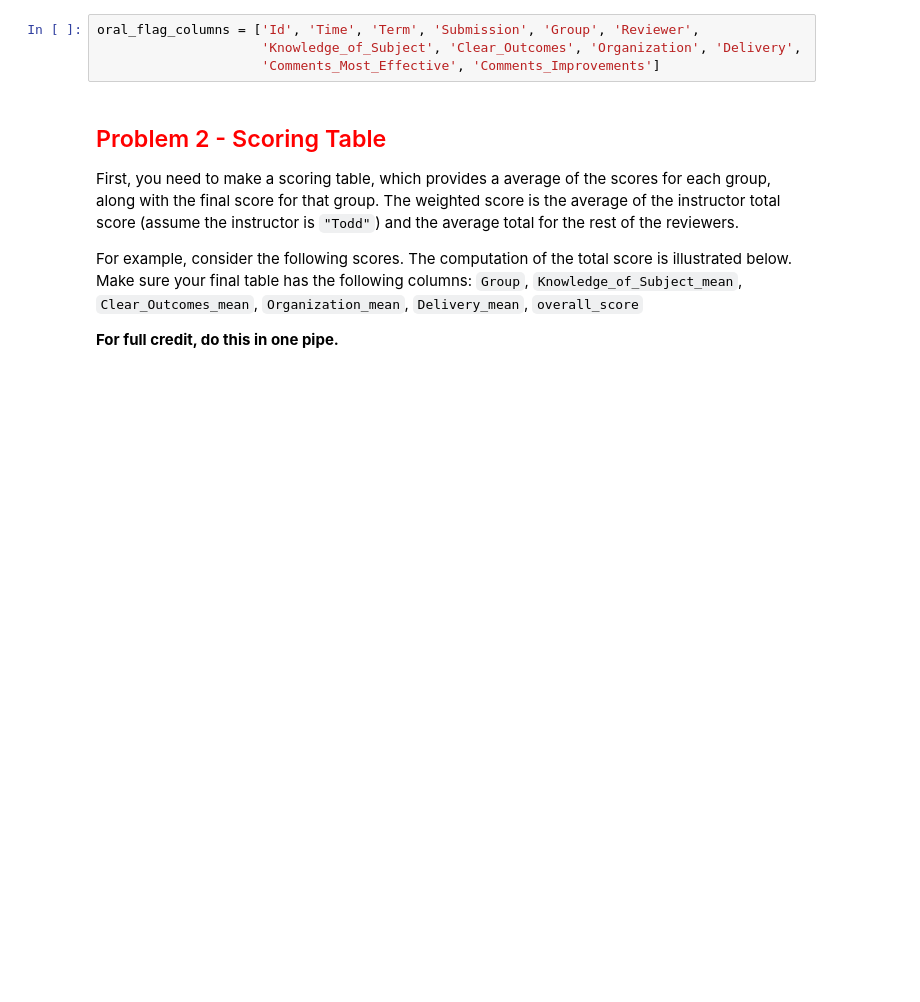
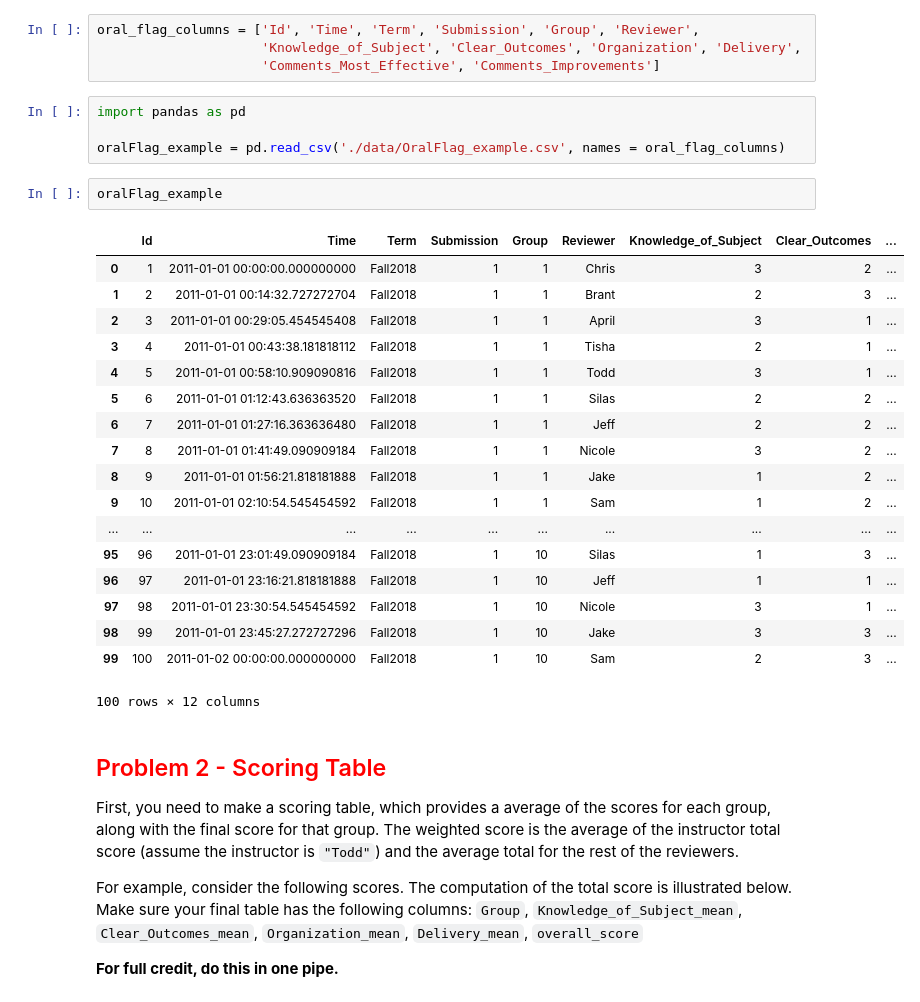
Before and after one commit to AkifAtikKhan/DSCI430-1, a Jupyter notebook: lab_6_oral_flag_feedback.ipynb, the cells around one changed output. Drawn from its saved outputs; the diff is of its cells as text; blank space fills up the shorter version.

```diff
--- a/lab_6_oral_flag_feedback.ipynb
+++ b/lab_6_oral_flag_feedback.ipynb
@@ -10,6 +10,31 @@ Read the file `OralFlag_example.csv` and inspect the columns, looking for any po
 oral_flag_columns = ['Id', 'Time', 'Term', 'Submission', 'Group', 'Reviewer',
                      'Knowledge_of_Subject', 'Clear_Outcomes', 'Organization', 'Delivery',
                      'Comments_Most_Effective', 'Comments_Improvements']
+# %%
+import pandas as pd
+
+oralFlag_example = pd.read_csv('./data/OralFlag_example.csv', names = oral_flag_columns)
+# %%
+oralFlag_example
+# %% [output]
+|  | Id | Time | Term | Submission | Group | Reviewer | Knowledge_of_Subject | Clear_Outcomes | ... |
+| 0 | 1 | 2011-01-01 00:00:00.000000000 | Fall2018 | 1 | 1 | Chris | 3 | 2 | ... |
+| 1 | 2 | 2011-01-01 00:14:32.727272704 | Fall2018 | 1 | 1 | Brant | 2 | 3 | ... |
+| 2 | 3 | 2011-01-01 00:29:05.454545408 | Fall2018 | 1 | 1 | April | 3 | 1 | ... |
+| 3 | 4 | 2011-01-01 00:43:38.181818112 | Fall2018 | 1 | 1 | Tisha | 2 | 1 | ... |
+| 4 | 5 | 2011-01-01 00:58:10.909090816 | Fall2018 | 1 | 1 | Todd | 3 | 1 | ... |
+| 5 | 6 | 2011-01-01 01:12:43.636363520 | Fall2018 | 1 | 1 | Silas | 2 | 2 | ... |
+| 6 | 7 | 2011-01-01 01:27:16.363636480 | Fall2018 | 1 | 1 | Jeff | 2 | 2 | ... |
+| 7 | 8 | 2011-01-01 01:41:49.090909184 | Fall2018 | 1 | 1 | Nicole | 3 | 2 | ... |
+| 8 | 9 | 2011-01-01 01:56:21.818181888 | Fall2018 | 1 | 1 | Jake | 1 | 2 | ... |
+| 9 | 10 | 2011-01-01 02:10:54.545454592 | Fall2018 | 1 | 1 | Sam | 1 | 2 | ... |
+| ... | ... | ... | ... | ... | ... | ... | ... | ... | ... |
+| 95 | 96 | 2011-01-01 23:01:49.090909184 | Fall2018 | 1 | 10 | Silas | 1 | 3 | ... |
+| 96 | 97 | 2011-01-01 23:16:21.818181888 | Fall2018 | 1 | 10 | Jeff | 1 | 1 | ... |
+| 97 | 98 | 2011-01-01 23:30:54.545454592 | Fall2018 | 1 | 10 | Nicole | 3 | 1 | ... |
+| 98 | 99 | 2011-01-01 23:45:27.272727296 | Fall2018 | 1 | 10 | Jake | 3 | 3 | ... |
+| 99 | 100 | 2011-01-02 00:00:00.000000000 | Fall2018 | 1 | 10 | Sam | 2 | 3 | ... |
+100 rows × 12 columns
 # %% [markdown]
 ## <font color="red"> Problem 2 - Scoring Table</font>
 
```
Also changed, not shown: parts of 8 cells of this notebook, 24 other files.
